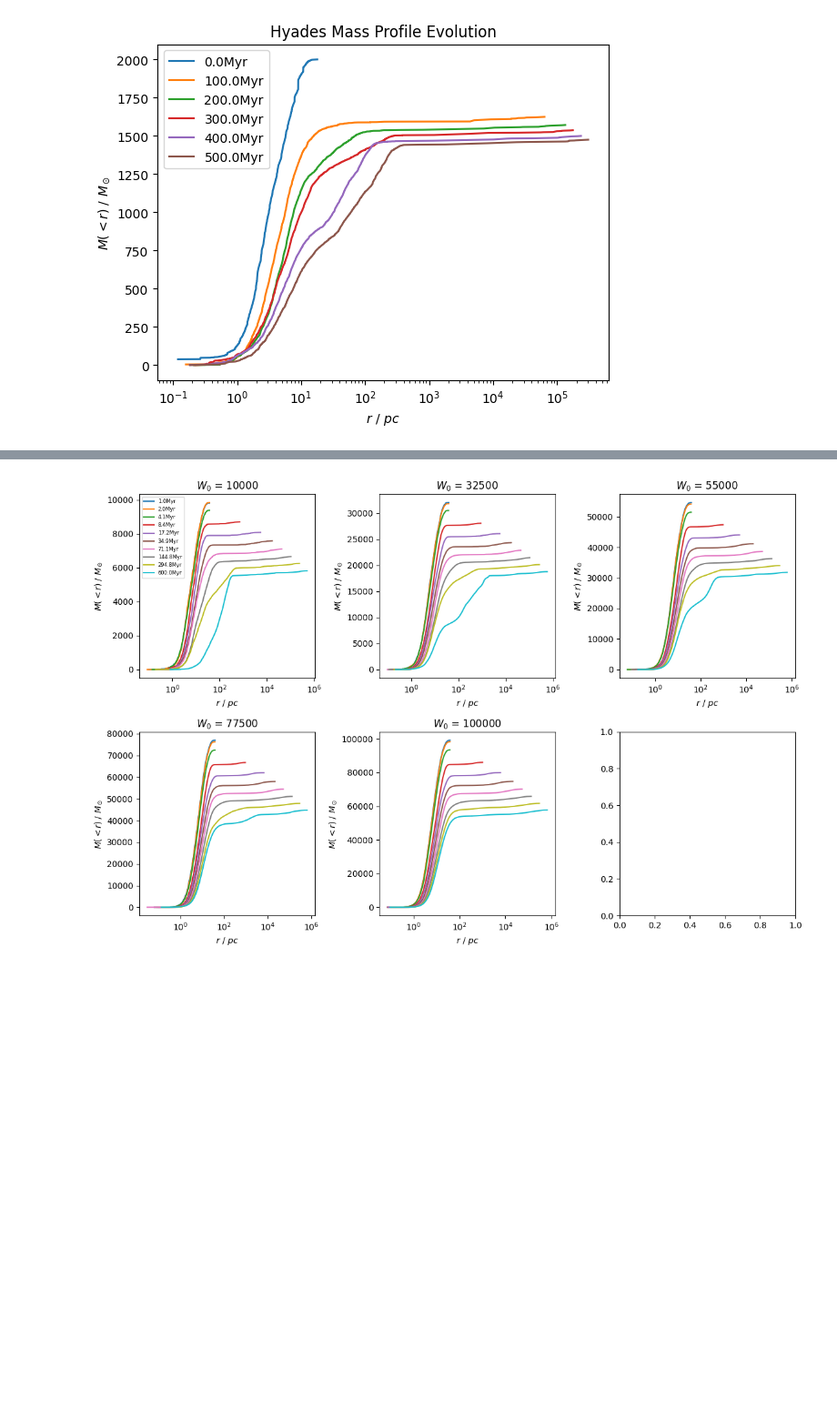
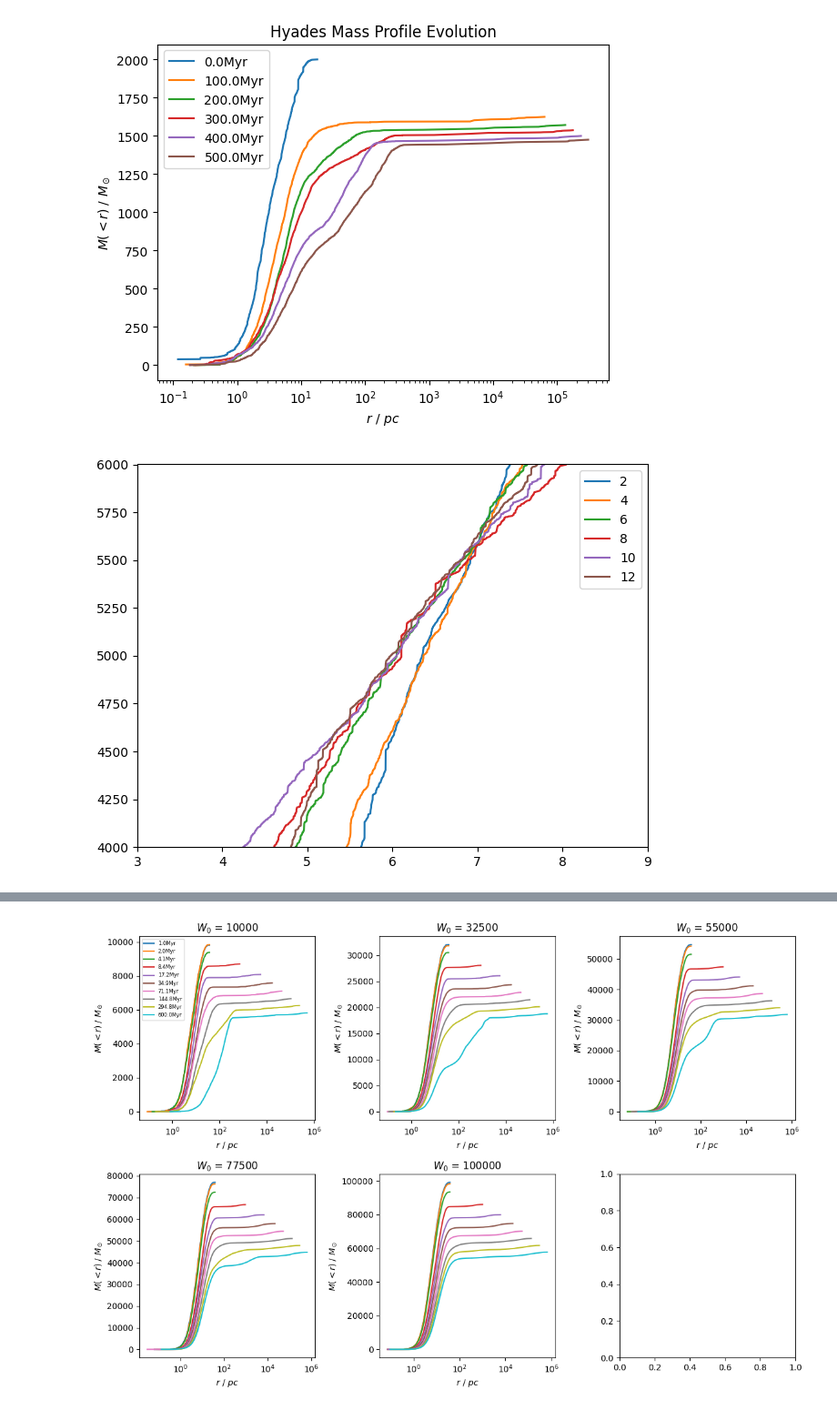
Before and after one commit to RSPicken2/stellar-streams, a Jupyter notebook: MassProfileAnalysis.ipynb, the cells around one changed output, grey strips where cells are left out. Shown at 91% size. Drawn from its saved outputs; the diff is of its cells as text; code cells hidden in the pictures; blank space fills up the shorter version.

```diff
--- a/MassProfileAnalysis.ipynb
+++ b/MassProfileAnalysis.ipynb
@@ -250,6 +267,33 @@ plot_mass_profile(fig, ax, mass_profiles, title='Hyades Mass Profile Evolution')
 plt.show()
 # %% [output]
 [figure]
+# %%
+times = [0]
+experiment_path = source + '/Concentration'
+
+runs_data = get_runs_data(experiment_path, times)
+
+runs_mass_profiles = find_mass_profiles_experiment(runs_data)
+# %%
+ncols = 3
+nrows = int(np.ceil(len(runs_data) / ncols))
+fig, ax = plt.subplots()
+
+#plot_mass_profiles(fig, axes, runs_mass_profiles, titlehead=r'$W_0$ = ')
+
+for run, mass_profiles in runs_mass_profiles.items():
+    for time, (r_sort, _, m_sums) in mass_profiles.items():
+        ax.plot(r_sort, m_sums, label=run)
+
+ax.set_xlim([3,9])
+ax.set_ylim([4000,6000])
+
+plt.legend()
+axes[0][0].legend(fontsize=6)
+plt.tight_layout()
+plt.show()
+# %% [output]
+[figure, added]
 # %%
 times = np.logspace(np.log10(1), np.log10(600), num=10)
 experiment_path = source + '/Concentration'
```
Also changed, not shown: parts of 13 cells of this notebook, 1 other file.
